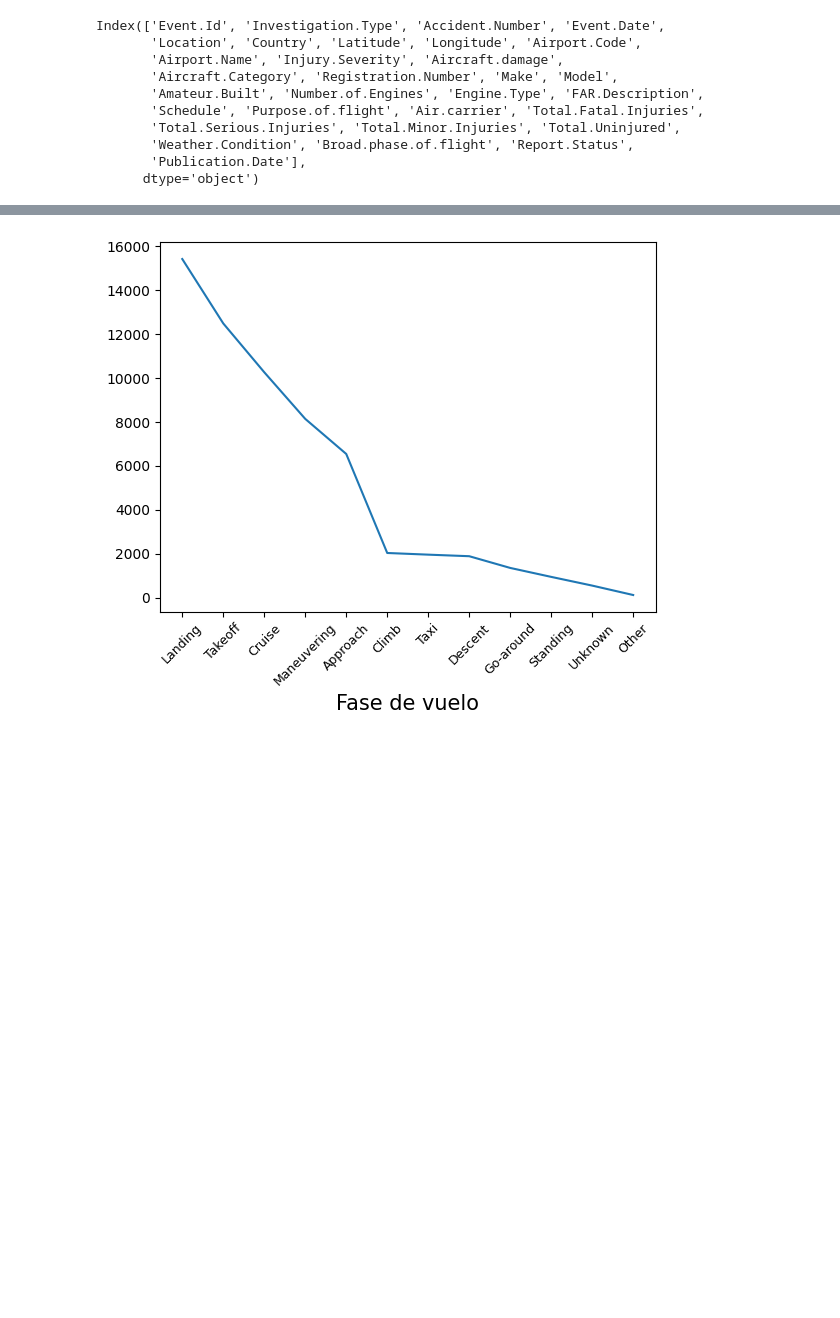
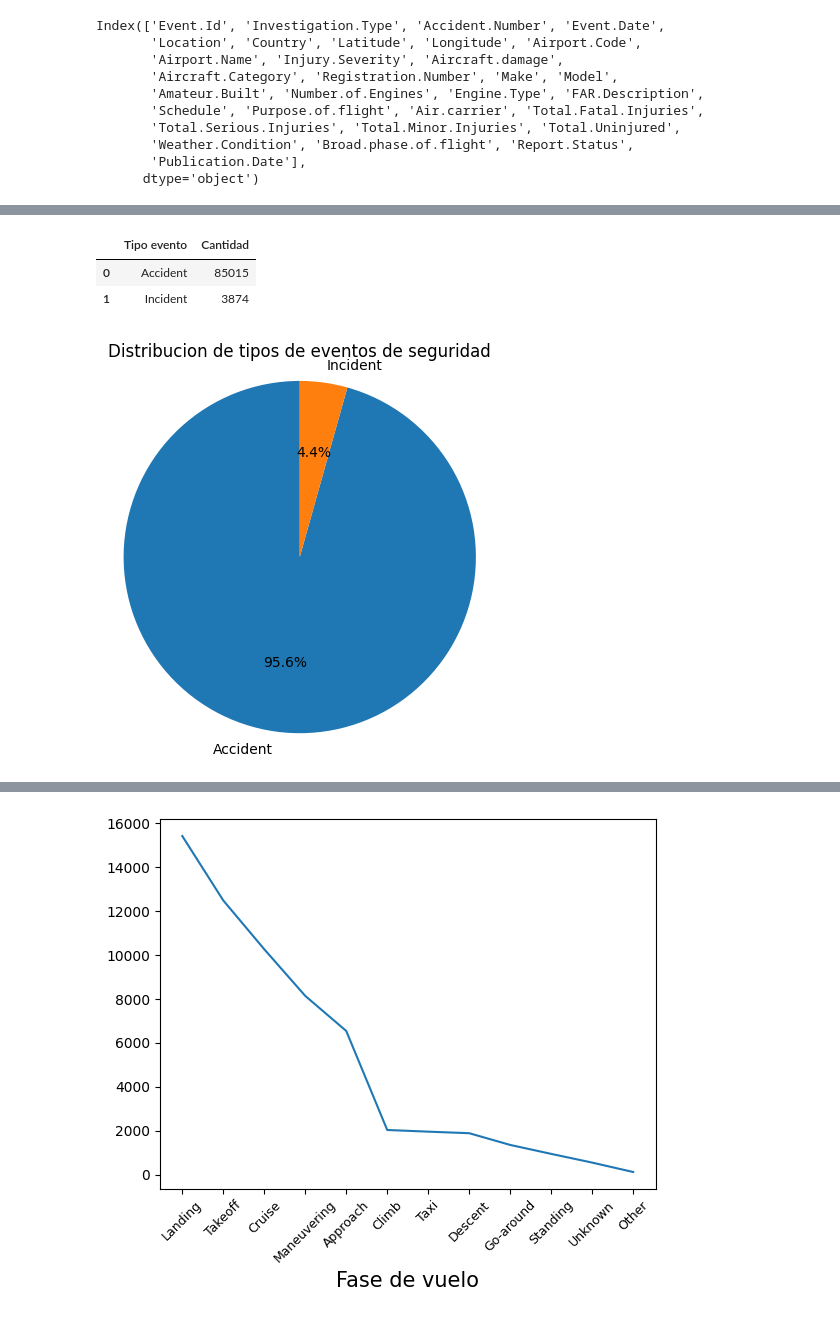
Before and after one commit to andres408/proyectos-coder, a Jupyter notebook: Visualizacion+Zabala.ipynb, the cells around one changed output, grey strips where cells are left out. Saved outputs shown, nothing was run; the diff lists cells and outputs as text; code cells hidden in the pictures; blank space fills up the shorter version.

```diff
--- a/Visualizacion+Zabala.ipynb
+++ b/Visualizacion+Zabala.ipynb
@@ -33,0 +42,16 @@ df.head()
+# %%
+df_tipo_evento = pd.DataFrame(df['Investigation.Type'].value_counts()).reset_index()
+df_tipo_evento.columns = ['Tipo evento','Cantidad']
+df_tipo_evento
+# %% [output]
+|  | Tipo evento | Cantidad |
+| 0 | Accident | 85015 |
+| 1 | Incident | 3874 |
+# %%
+plt.figure(figsize =(5,5))
+plt.pie(df_tipo_evento['Cantidad'], labels = df_tipo_evento['Tipo evento'], autopct='%1.1f%%', startangle=90)
+plt.title('Distribucion de tipos de eventos de seguridad')
+plt.axis('equal')
+plt.show()
+# %% [output]
+[figure, added]
```
Also changed, not shown: parts of 11 cells of this notebook.
